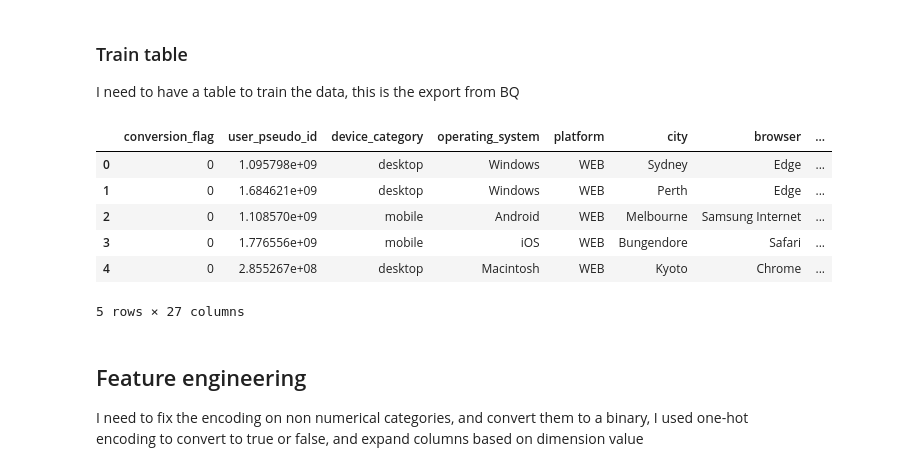
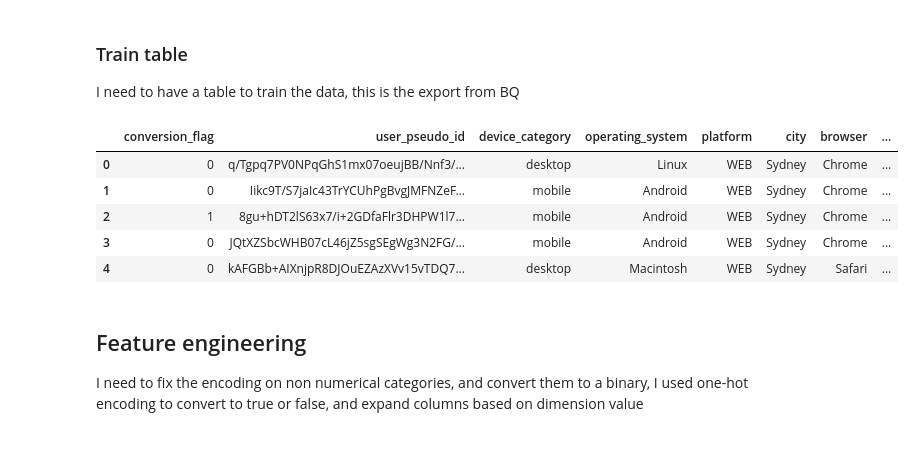
Before and after one commit to LargeLanguageMan/tal-ml, a Jupyter notebook: rf.ipynb, the cells around one changed output. Saved outputs shown, nothing was run; the diff lists cells and outputs as text; code cells hidden in the pictures.

```diff
--- a/rf.ipynb
+++ b/rf.ipynb
@@ -17,16 +17,15 @@ from datetime import datetime
 ### Train table
 I need to have a table to train the data, this is the export from BQ
 # %%
-df = pd.read_csv('./train_tables/train_table_23042025.csv')
+df = pd.read_csv('./train_tables/mq_train_table_3.csv')
 df.head()
 # %% [output]
 |  | conversion_flag | user_pseudo_id | device_category | operating_system | platform | city | browser | ... |
-| 0 | 0 | 1.095798e+09 | desktop | Windows | WEB | Sydney | Edge | ... |
-| 1 | 0 | 1.684621e+09 | desktop | Windows | WEB | Perth | Edge | ... |
-| 2 | 0 | 1.108570e+09 | mobile | Android | WEB | Melbourne | Samsung Internet | ... |
-| 3 | 0 | 1.776556e+09 | mobile | iOS | WEB | Bungendore | Safari | ... |
-| 4 | 0 | 2.855267e+08 | desktop | Macintosh | WEB | Kyoto | Chrome | ... |
+| 0 | 0 | q/Tgpq7PV0NPqGhS1mx07oeujBB/Nnf3/... | desktop | Linux | WEB | Sydney | Chrome | ... |
+| 1 | 0 | Iikc9T/S7jaIc43TrYCUhPgBvgJMFNZeF... | mobile | Android | WEB | Sydney | Chrome | ... |
+| 2 | 1 | 8gu+hDT2lS63x7/i+2GDfaFlr3DHPW1l7... | mobile | Android | WEB | Sydney | Chrome | ... |
+| 3 | 0 | JQtXZSbcWHB07cL46jZ5sgSEgWg3N2FG/... | mobile | Android | WEB | Sydney | Chrome | ... |
+| 4 | 0 | kAFGBb+AIXnjpR8DJOuEZAzXVv15vTDQ7... | desktop | Macintosh | WEB | Sydney | Safari | ... |
-5 rows × 27 columns
 # %% [markdown]
 ## Feature engineering
 I need to fix the encoding on non numerical categories, and convert them to a binary, I used one-hot encoding to convert to true or false, and expand columns based on dimension value
```
Also changed, not shown: parts of 12 cells of this notebook, 3 other files.
